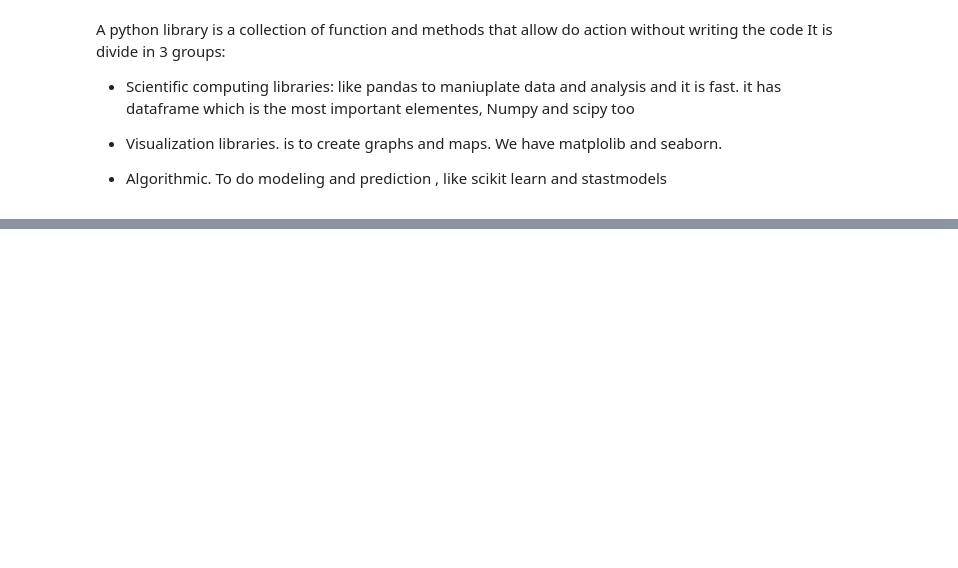
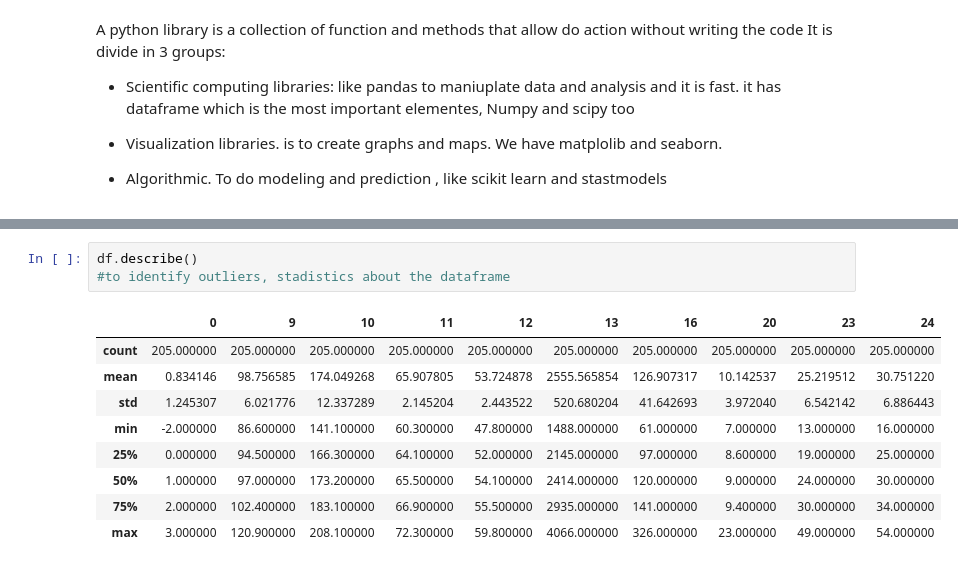
Before and after one commit to PosgradoMNA/actividades-de-aprendizaje-rafaelsangarcia, a Jupyter notebook: Semana4/IBM/IBM_Modulo1_A01182780.ipynb, the cells around one changed output, grey strips where cells are left out. Cells and saved outputs as stored; diff of their text form; blank space fills up the shorter version.

```diff
--- a/Semana4/IBM/IBM_Modulo1_A01182780.ipynb
+++ b/Semana4/IBM/IBM_Modulo1_A01182780.ipynb
@@ -31,0 +109,13 @@ A python library is a collection of function and methods that allow do action wi
+# %%
+df.describe()
+#to identify outliers, stadistics about the dataframe
+# %% [output]
+|  | 0 | 9 | 10 | 11 | 12 | 13 | 16 | 20 | 23 | 24 |
+| count | 205.000000 | 205.000000 | 205.000000 | 205.000000 | 205.000000 | 205.000000 | 205.000000 | 205.000000 | 205.000000 | 205.000000 |
+| mean | 0.834146 | 98.756585 | 174.049268 | 65.907805 | 53.724878 | 2555.565854 | 126.907317 | 10.142537 | 25.219512 | 30.751220 |
+| std | 1.245307 | 6.021776 | 12.337289 | 2.145204 | 2.443522 | 520.680204 | 41.642693 | 3.972040 | 6.542142 | 6.886443 |
+| min | -2.000000 | 86.600000 | 141.100000 | 60.300000 | 47.800000 | 1488.000000 | 61.000000 | 7.000000 | 13.000000 | 16.000000 |
+| 25% | 0.000000 | 94.500000 | 166.300000 | 64.100000 | 52.000000 | 2145.000000 | 97.000000 | 8.600000 | 19.000000 | 25.000000 |
+| 50% | 1.000000 | 97.000000 | 173.200000 | 65.500000 | 54.100000 | 2414.000000 | 120.000000 | 9.000000 | 24.000000 | 30.000000 |
+| 75% | 2.000000 | 102.400000 | 183.100000 | 66.900000 | 55.500000 | 2935.000000 | 141.000000 | 9.400000 | 30.000000 | 34.000000 |
+| max | 3.000000 | 120.900000 | 208.100000 | 72.300000 | 59.800000 | 4066.000000 | 326.000000 | 23.000000 | 49.000000 | 54.000000 |
```
Also changed, not shown: parts of 11 cells of this notebook.
